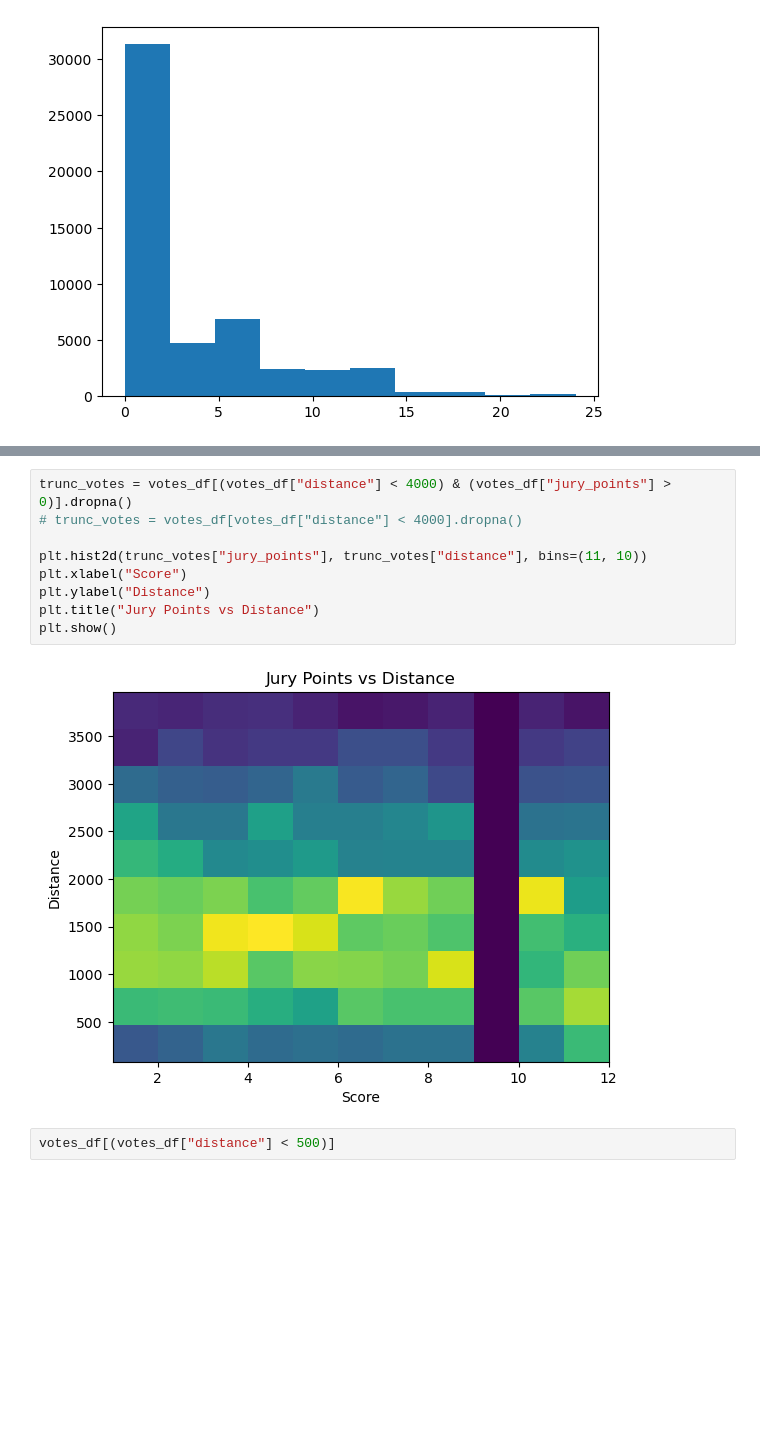
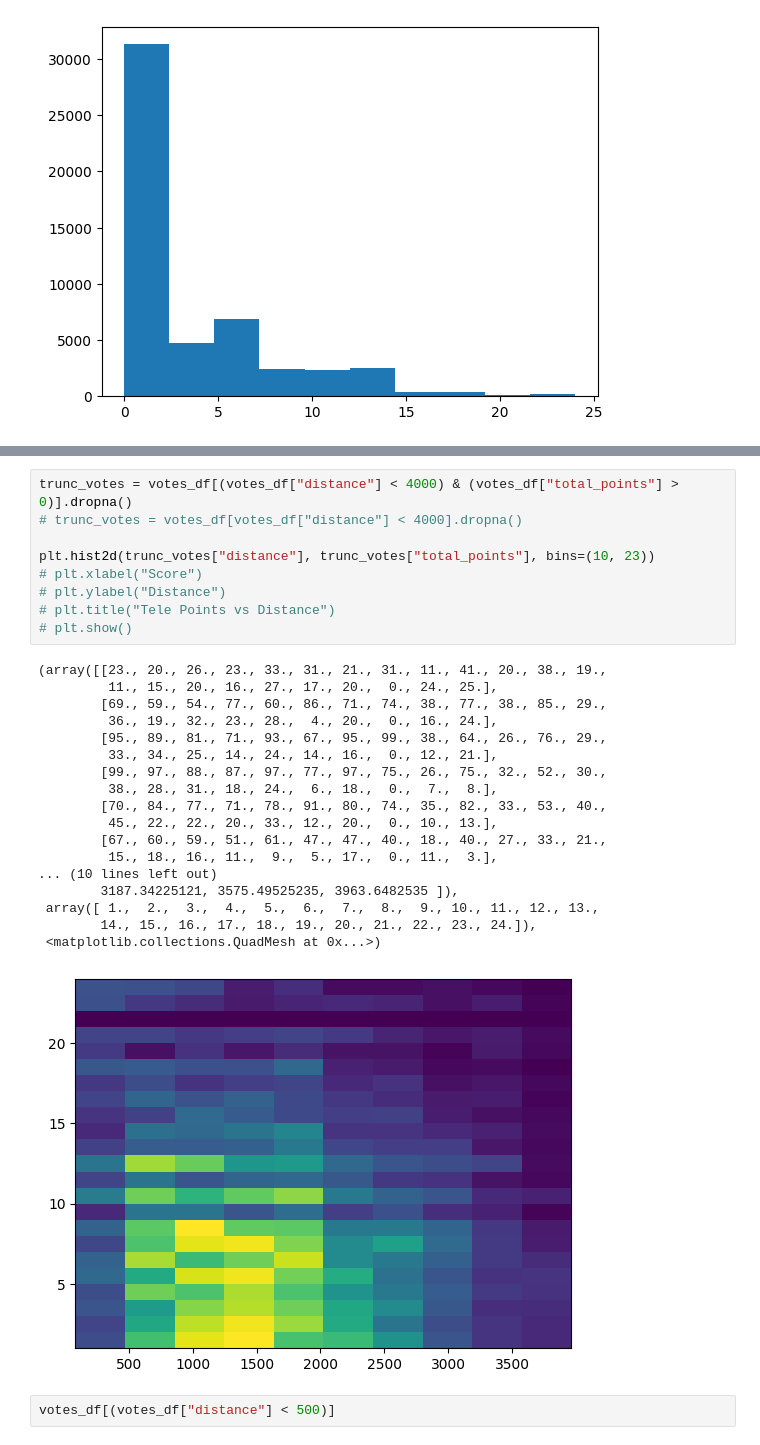
Before and after one commit to kluedemann/eurovision-voting-analysis, a Jupyter notebook: src/preliminary_analysis.ipynb, the cells around one changed output, grey strips where cells are left out. Drawn from its saved outputs; the diff is of its cells as text; blank space fills up the shorter version.

Commit message:
Updated points vs distance histograms

```diff
--- a/src/preliminary_analysis.ipynb
+++ b/src/preliminary_analysis.ipynb
@@ -79,14 +103,31 @@ plt.show()
 # %%
-trunc_votes = votes_df[(votes_df["distance"] < 4000) & (votes_df["jury_points"] > 0)].dropna()
+trunc_votes = votes_df[(votes_df["distance"] < 4000) & (votes_df["total_points"] > 0)].dropna()
 # trunc_votes = votes_df[votes_df["distance"] < 4000].dropna()
 
-plt.hist2d(trunc_votes["jury_points"], trunc_votes["distance"], bins=(11, 10))
-plt.xlabel("Score")
-plt.ylabel("Distance")
-plt.title("Jury Points vs Distance")
-plt.show()
+plt.hist2d(trunc_votes["distance"], trunc_votes["total_points"], bins=(10, 23))
+# plt.xlabel("Score")
+# plt.ylabel("Distance")
+# plt.title("Tele Points vs Distance")
+# plt.show()
 # %% [output]
+(array([[23., 20., 26., 23., 33., 31., 21., 31., 11., 41., 20., 38., 19.,
+         11., 15., 20., 16., 27., 17., 20.,  0., 24., 25.],
+        [69., 59., 54., 77., 60., 86., 71., 74., 38., 77., 38., 85., 29.,
+         36., 19., 32., 23., 28.,  4., 20.,  0., 16., 24.],
+        [95., 89., 81., 71., 93., 67., 95., 99., 38., 64., 26., 76., 29.,
+         33., 34., 25., 14., 24., 14., 16.,  0., 12., 21.],
+        [99., 97., 88., 87., 97., 77., 97., 75., 26., 75., 32., 52., 30.,
+         38., 28., 31., 18., 24.,  6., 18.,  0.,  7.,  8.],
+        [70., 84., 77., 71., 78., 91., 80., 74., 35., 82., 33., 53., 40.,
+         45., 22., 22., 20., 33., 12., 20.,  0., 10., 13.],
+        [67., 60., 59., 51., 61., 47., 47., 40., 18., 40., 27., 33., 21.,
+         15., 18., 16., 11.,  9.,  5., 17.,  0., 11.,  3.],
+... (10 lines left out)
+        3187.34225121, 3575.49525235, 3963.6482535 ]),
+ array([ 1.,  2.,  3.,  4.,  5.,  6.,  7.,  8.,  9., 10., 11., 12., 13.,
+        14., 15., 16., 17., 18., 19., 20., 21., 22., 23., 24.]),
+ <matplotlib.collections.QuadMesh at 0x...>)
-[figure, old version]
+[figure, new version]
 # %%
 votes_df[(votes_df["distance"] < 500)]
 # %% [output]
```
Also changed, not shown: parts of 6 cells of this notebook, 2 other files.
